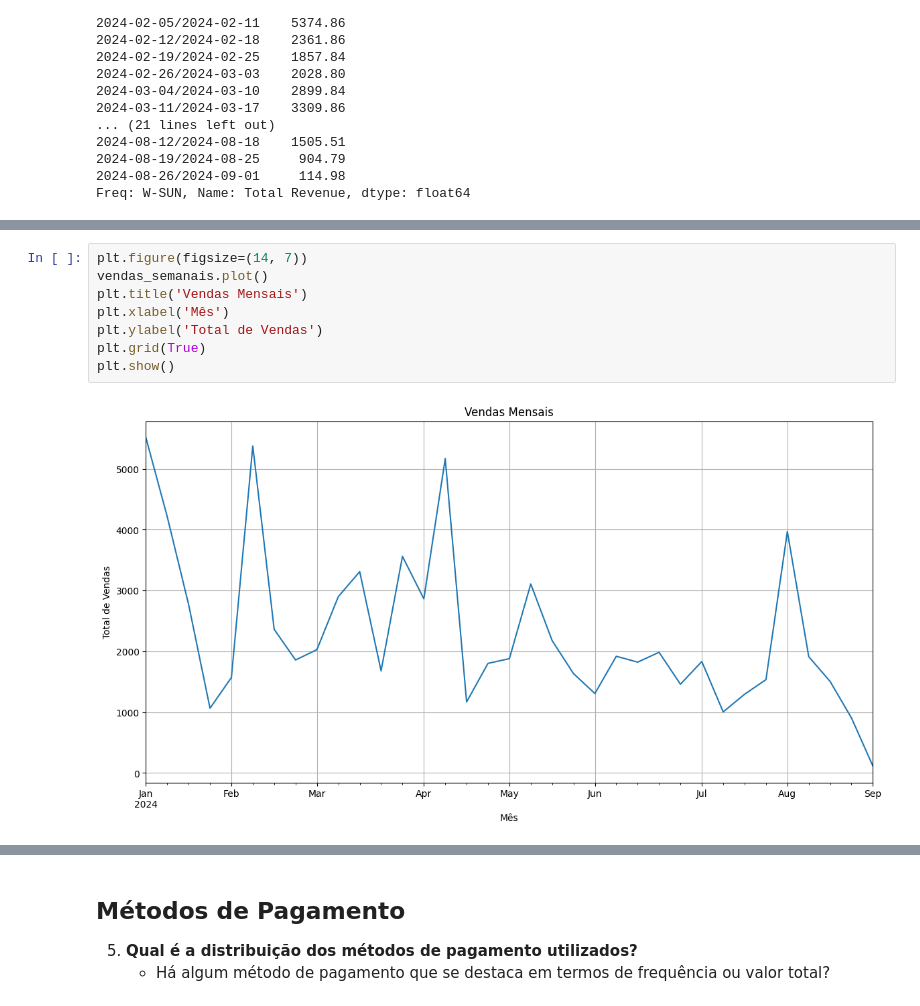
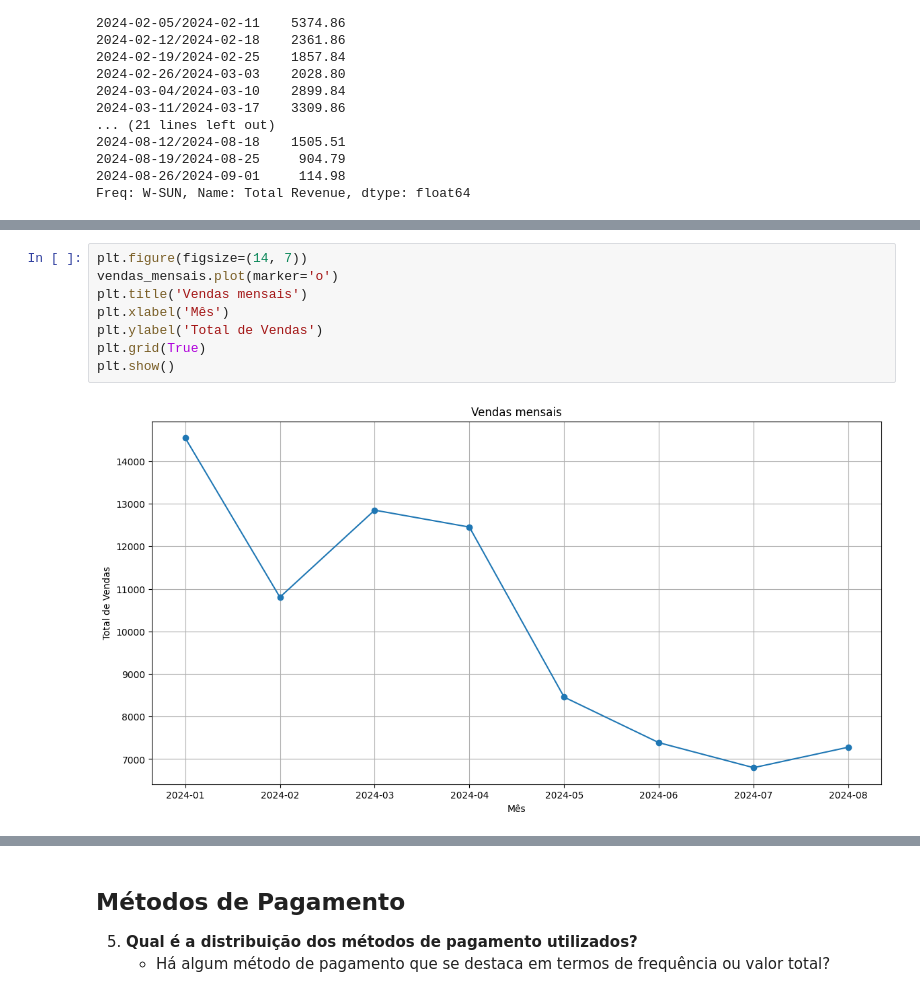
Before and after one commit to tadokatocommm/sales_data, a Jupyter notebook: script2.ipynb, the cells around one changed output, grey strips where cells are left out. Cells and saved outputs as stored; diff of their text form.

```diff
--- a/script2.ipynb
+++ b/script2.ipynb
@@ -165,10 +330,10 @@ picos_vendas_df.head(15)
 # %%
 plt.figure(figsize=(14, 7))
-vendas_semanais.plot()
-plt.title('Vendas Mensais')
+vendas_mensais.plot(marker='o')
+plt.title('Vendas mensais')
 plt.xlabel('Mês')
 plt.ylabel('Total de Vendas')
 plt.grid(True)
 plt.show()
 # %% [output]
-[figure, old version]
+[figure, new version]
```
Also changed, not shown: parts of 32 cells of this notebook.
